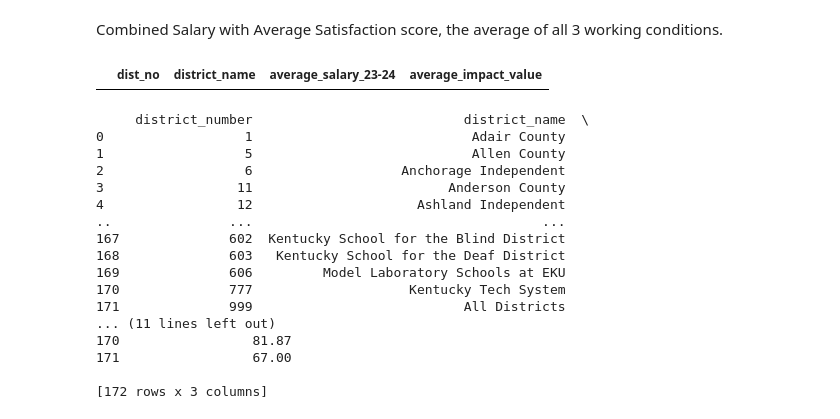
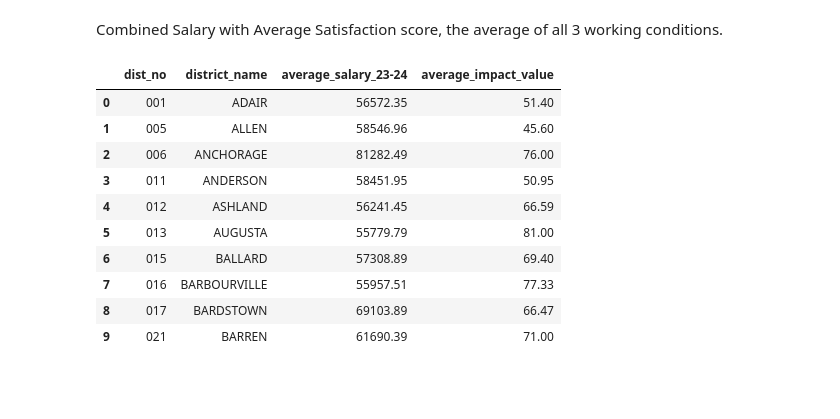
Before and after one commit to LucyHCollins/Teacher_Turnover, a Jupyter notebook: Teacher_Turnover.ipynb, the cells around one changed output. Drawn from its saved outputs; the diff is of its cells as text; code cells hidden in the pictures; blank space fills up the shorter version.

```diff
--- a/Teacher_Turnover.ipynb
+++ b/Teacher_Turnover.ipynb
@@ -438,33 +438,23 @@ Combined Salary with Average Satisfaction score, the average of all 3 working co
 # %%
 query = """
 SELECT
     s.*,
     a."average_impact_value"
 FROM salary s
 JOIN average_satisfaction a
-    ON s."district_name" = a."district_name"
+    ON s."dist_no" = a."district_number"
 """
 result_average_satisfaction = pd.read_sql_query(query, conn)
 result_average_satisfaction.head(10)
 # %% [output]
 |  | dist_no | district_name | average_salary_23-24 | average_impact_value |
+| 0 | 001 | ADAIR | 56572.35 | 51.40 |
+| 1 | 005 | ALLEN | 58546.96 | 45.60 |
+| 2 | 006 | ANCHORAGE | 81282.49 | 76.00 |
+| 3 | 011 | ANDERSON | 58451.95 | 50.95 |
+| 4 | 012 | ASHLAND | 56241.45 | 66.59 |
+| 5 | 013 | AUGUSTA | 55779.79 | 81.00 |
+| 6 | 015 | BALLARD | 57308.89 | 69.40 |
+| 7 | 016 | BARBOURVILLE | 55957.51 | 77.33 |
+| 8 | 017 | BARDSTOWN | 69103.89 | 66.47 |
+| 9 | 021 | BARREN | 61690.39 | 71.00 |
-# %%
-print(df_district_average_satisfaction)
-# %% [output]
-     district_number                           district_name  \
-0                  1                            Adair County
-1                  5                            Allen County
-2                  6                   Anchorage Independent
-3                 11                         Anderson County
-4                 12                     Ashland Independent
-..               ...                                     ...
-167              602  Kentucky School for the Blind District
-168              603   Kentucky School for the Deaf District
-169              606         Model Laboratory Schools at EKU
-170              777                    Kentucky Tech System
-171              999                           All Districts
-... (11 lines left out)
-170                 81.87
-171                 67.00
-
-[172 rows x 3 columns]
```
Also changed, not shown: parts of 1 cell of this notebook.
